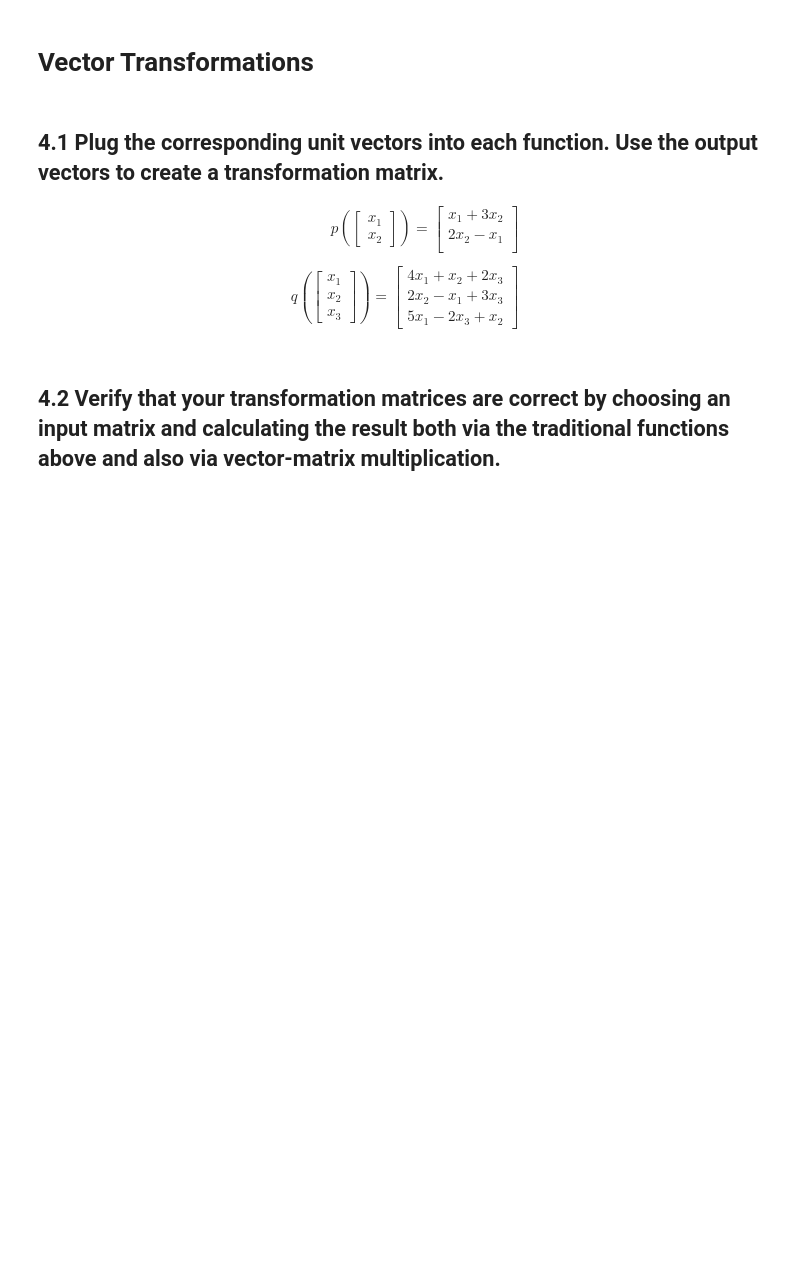
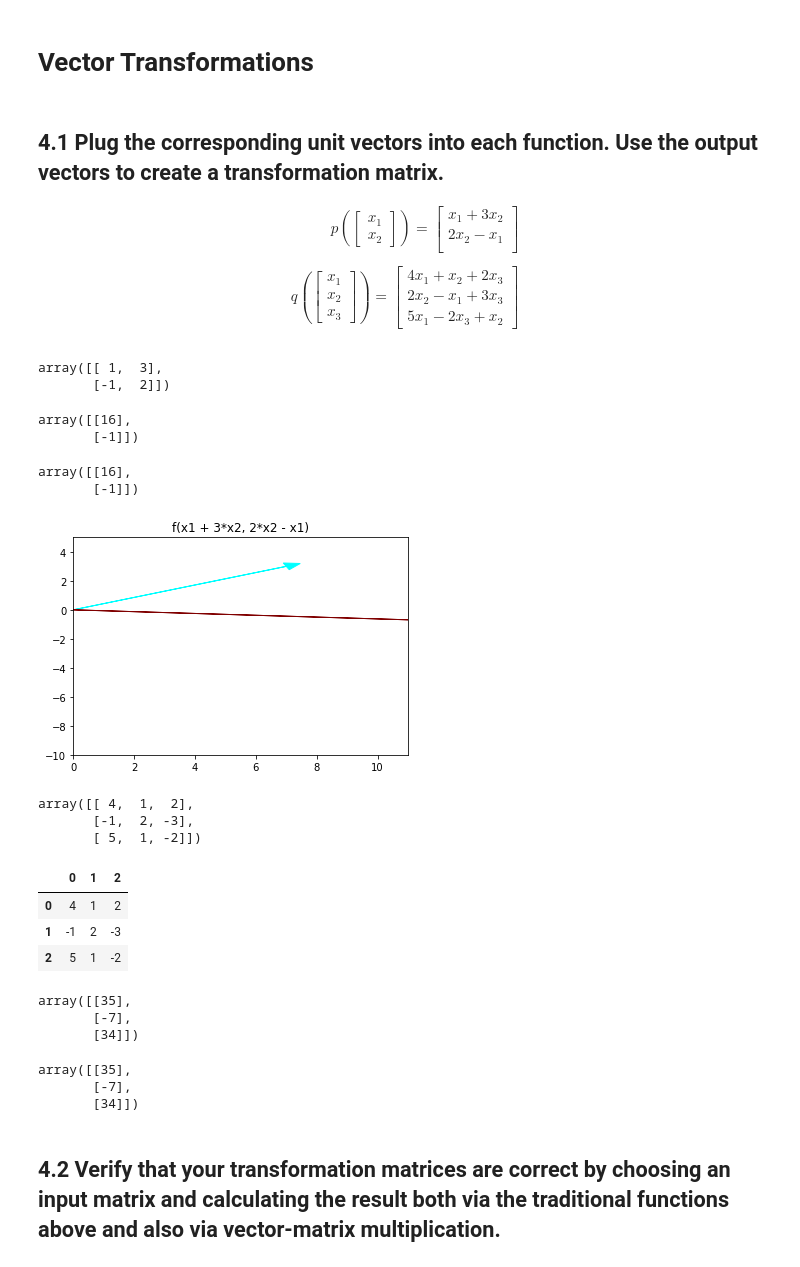
Before and after one commit to JoshuaHaga/DS-Unit-1-Sprint-3-Linear-Algebra, a Jupyter notebook: module3-dimensionality-reduction/LS_DS_133_High_Dimensional_Data_Assignment.ipynb, the cells around one changed output. Cells and saved outputs as stored; diff of their text form; code cells hidden in the pictures; blank space fills up the shorter version.

```diff
--- a/module3-dimensionality-reduction/LS_DS_133_High_Dimensional_Data_Assignment.ipynb
+++ b/module3-dimensionality-reduction/LS_DS_133_High_Dimensional_Data_Assignment.ipynb
@@ -116,0 +152,10 @@ q(\begin{bmatrix}x_1 \\ x_2 \\ x_3\end{bmatrix}) = \begin{bmatrix} 4x_1 + x_2 +
+# %%
+# First equation
+a = np.array([[1],[0]])
+b = np.array([[0],[1]])
+# %%
+p_matrix = calc(a,b)
+p_matrix
+# %% [output]
+array([[ 1,  3],
+       [-1,  2]])
@@ -116,0 +164,20 @@ q(\begin{bmatrix}x_1 \\ x_2 \\ x_3\end{bmatrix}) = \begin{bmatrix} 4x_1 + x_2 +
+# %%
+input = np.array([[7],[3]])
+f(input)
+# %% [output]
+array([[16],
+       [-1]])
+# %%
+output=np.matmul(p_matrix, input)
+output
+# %% [output]
+array([[16],
+       [-1]])
+# %%
+plt.arrow(0,0, input[0][0], input[1][0],head_width=.5, head_length=0.5, color ='cyan')
+plt.arrow(0,0, output[0][0], output[1][0],head_width=.5, head_length=0.5, color ='maroon')
+plt.xlim(0,11)
+plt.ylim(-10,5);
+plt.title('f(x1 + 3*x2, 2*x2 - x1)');
+# %% [output]
+[figure, added]
@@ -117,2 +189,31 @@ q(\begin{bmatrix}x_1 \\ x_2 \\ x_3\end{bmatrix}) = \begin{bmatrix} 4x_1 + x_2 +
+# %%
+p_matrix2 = calc2(a2,b2,c2)
+p_matrix2
+# %% [output]
+array([[ 4,  1,  2],
+       [-1,  2, -3],
+       [ 5,  1, -2]])
+# %%
+pd_matrix2 = pd.DataFrame(p_matrix2)
+pd_matrix2
+# %% [output]
+|  | 0 | 1 | 2 |
+| 0 | 4 | 1 | 2 |
+| 1 | -1 | 2 | -3 |
+| 2 | 5 | 1 | -2 |
+# %%
+input2 = np.array([[7],[3],[2]])
+f2(input2)
+# %% [output]
+array([[35],
+       [-7],
+       [34]])
+# %%
+output2=np.matmul(p_matrix2, input2)
+output2
+# %% [output]
+array([[35],
+       [-7],
+       [34]])
 # %% [markdown]
 ## 4.2 Verify that your transformation matrices are correct by choosing an input matrix and calculating the result both via the traditional functions above and also via vector-matrix multiplication.
```
Also changed, not shown: parts of 11 cells of this notebook.
